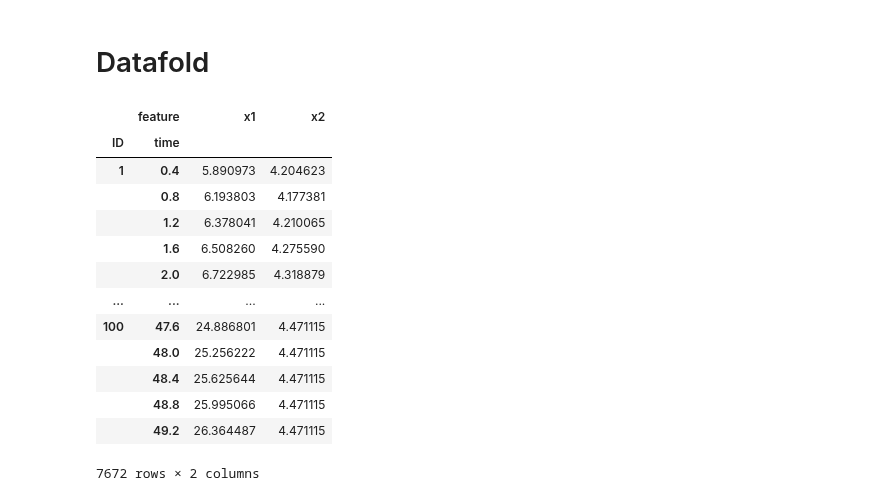
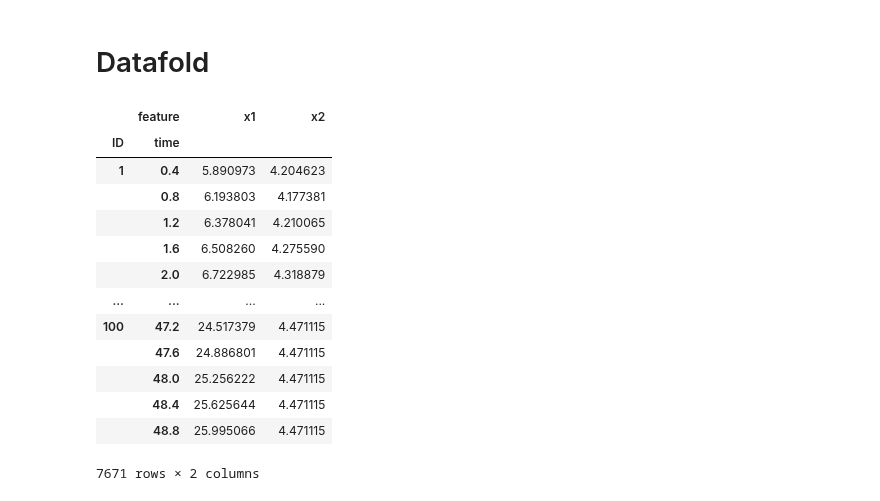
Before and after one commit to waleedbinkhalid74/ml_cms_final_project, a Jupyter notebook: ml_cms_final_proj_task_5.ipynb, the cells around one changed output. Drawn from its saved outputs; the diff is of its cells as text; code cells hidden in the pictures.

```diff
--- a/ml_cms_final_proj_task_5.ipynb
+++ b/ml_cms_final_proj_task_5.ipynb
@@ -103,0 +63,14 @@ ped_traj_df_formatted_reduced
+# %%
+delta_t = 0.4
+
+resampled_trajectories = resample_trajectory(ped_traj_df, delta_t)
+ped_traj_df_formatted_reduced = resampled_trajectories
+
+ped_traj_df_formatted_reduced = resampled_trajectories.copy(deep=True)
+ped_traj_df_formatted_reduced['y1'] = 0
+ped_traj_df_formatted_reduced['y2'] = 0
+ped_traj_df_formatted_reduced['y1'].iloc[:-1] = ped_traj_df_formatted_reduced.x1.iloc[1:]
+ped_traj_df_formatted_reduced['y2'].iloc[:-1] = ped_traj_df_formatted_reduced.x2.iloc[1:]
+ped_traj_df_formatted_reduced = ped_traj_df_formatted_reduced.iloc[:-1]
+dfi.export(ped_traj_df_formatted_reduced.head(),"figures/resampled_table.png")
+ped_traj_df_formatted_reduced
@@ -327,21 +289,21 @@ plot_trajectories(traj_pred_identity, no_peds, axs[1])
 # %% [markdown]
 # Datafold
 # %%
-tsc_traj = TSCDataFrame(resampled_trajectories.set_index(['ID', 'time']))
+tsc_traj = TSCDataFrame(ped_traj_df_formatted_reduced.set_index(['ID', 'time']))
 tsc_traj = tsc_traj[['x1', 'x2']]
 tsc_traj
 # %% [output]
 |  | feature | x1 | x2 |
 | ID | time |  |  |
 | 1 | 0.4 | 5.890973 | 4.204623 |
 |  | 0.8 | 6.193803 | 4.177381 |
 |  | 1.2 | 6.378041 | 4.210065 |
 |  | 1.6 | 6.508260 | 4.275590 |
 |  | 2.0 | 6.722985 | 4.318879 |
 | ... | ... | ... | ... |
-| 100 | 47.6 | 24.886801 | 4.471115 |
+| 100 | 47.2 | 24.517379 | 4.471115 |
+|  | 47.6 | 24.886801 | 4.471115 |
 |  | 48.0 | 25.256222 | 4.471115 |
 |  | 48.4 | 25.625644 | 4.471115 |
 |  | 48.8 | 25.995066 | 4.471115 |
-|  | 49.2 | 26.364487 | 4.471115 |
-7672 rows × 2 columns
+7671 rows × 2 columns
```
Also changed, not shown: parts of 38 cells of this notebook, 5 other files.
